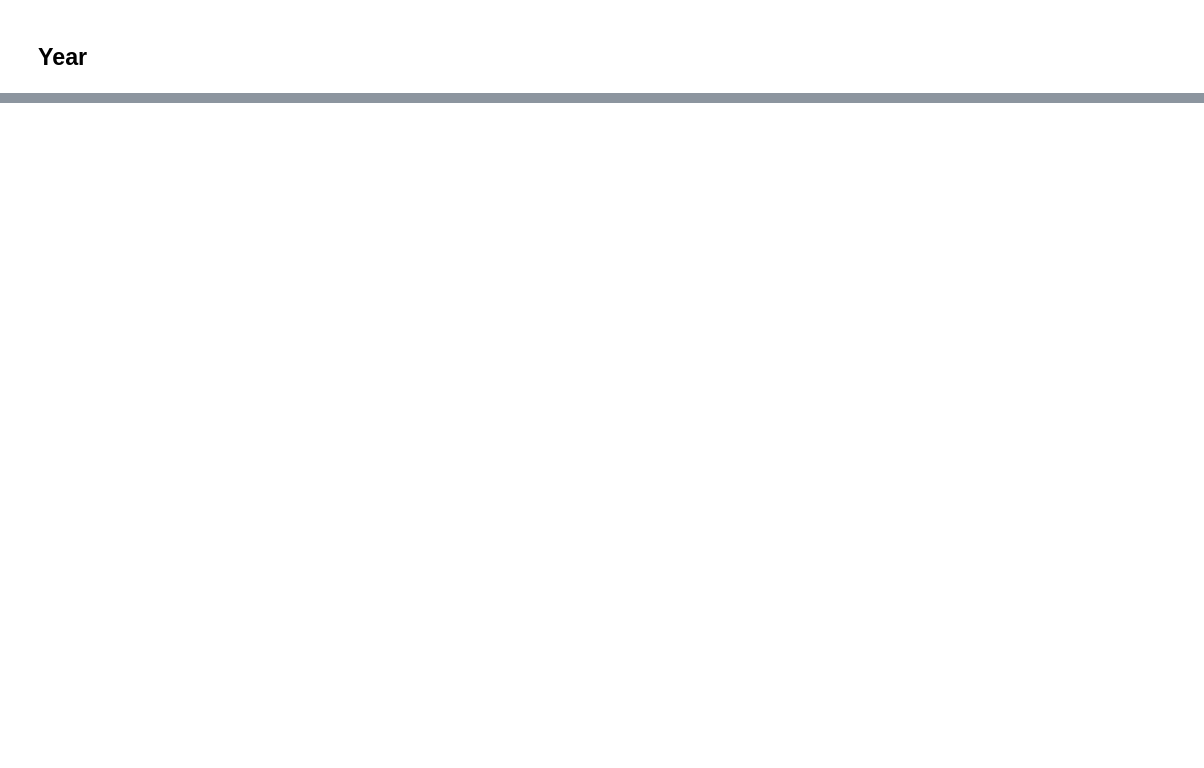
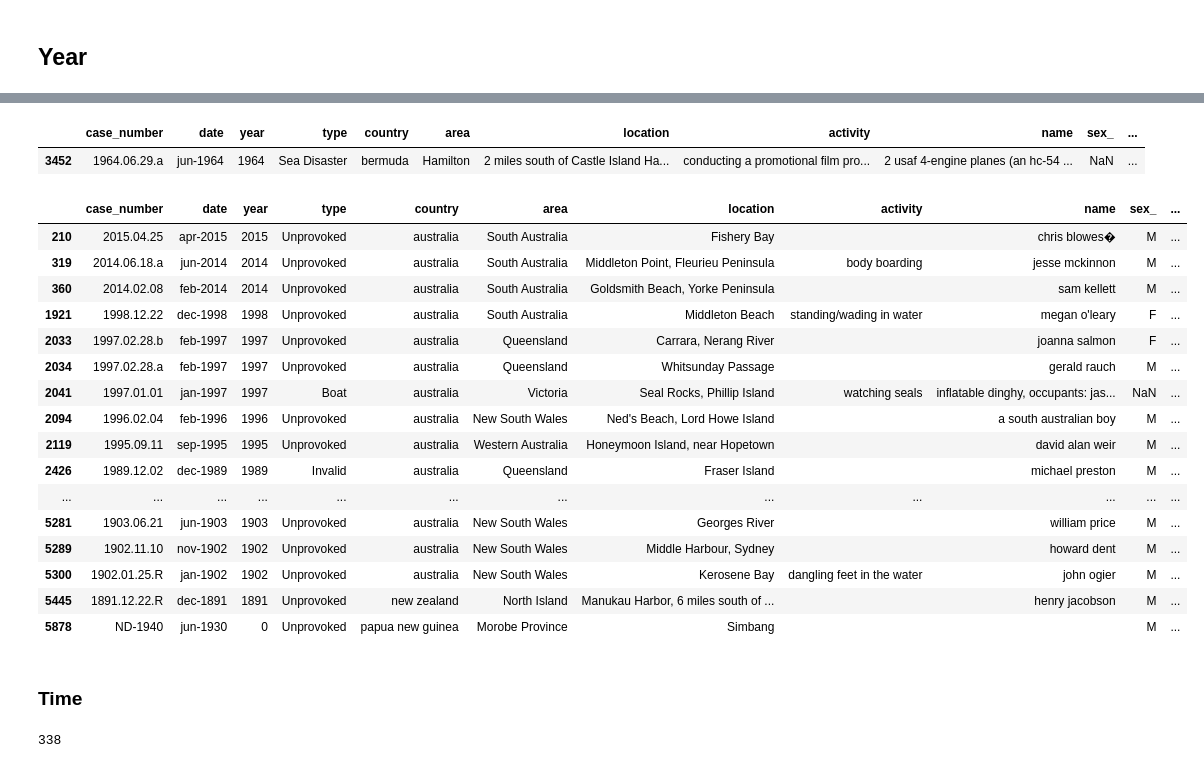
Before and after one commit to ta-data-mexpt/project-pandas, a Jupyter notebook: data-wrangling.ipynb, the cells around one changed output, grey strips where cells are left out. Cells and saved outputs as stored; diff of their text form; code cells hidden in the pictures; blank space fills up the shorter version.

```diff
--- a/data-wrangling.ipynb
+++ b/data-wrangling.ipynb
@@ -313,4 +261,0 @@ array([False,  True])
-# %%
-df.name=df.name.str.lower()
-df.name=df.name.replace("male", "").replace("male x 2", "").replace("5 men", "")
-set(df.name.unique())
@@ -334,0 +291,3 @@ set(df.name.unique())
+# %%
+# ya no se necesita 'date_formato', así que se tira
+df.drop(columns=['date_formato'], inplace=True)
@@ -334,0 +316,5 @@ set(df.name.unique())
+# %%
+df.name=df.name.str.lower()
+df.name=df.name.replace("male", "").replace("male x 2", "").replace("5 men", "").replace("m.a.", "").replace("female", "")
+df.name=df.name.replace("2 women", "")
+set(df.name.unique())
@@ -334,0 +339,31 @@ set(df.name.unique())
+# %%
+df[df.name=="2 usaf 4-engine planes (an hc-54 & a hc-97) each with 12 onboard collided in mid-air at low altitude and plunged into the atlantic ocean"]
+# %% [output]
+|  | case_number | date | year | type | country | area | location | activity | name | sex_ | ... |
+| 3452 | 1964.06.29.a | jun-1964 | 1964 | Sea Disaster | bermuda | Hamilton | 2 miles south of Castle Island Ha... | conducting a promotional film pro... | 2 usaf 4-engine planes (an hc-54 ... | NaN | ... |
+# %%
+df[df.investigator_or_source.str.startswith("The Advertiser")==True]
+# %% [output]
+|  | case_number | date | year | type | country | area | location | activity | name | sex_ | ... |
+| 210 | 2015.04.25 | apr-2015 | 2015 | Unprovoked | australia | South Australia | Fishery Bay |  | chris blowes� | M | ... |
+| 319 | 2014.06.18.a | jun-2014 | 2014 | Unprovoked | australia | South Australia | Middleton Point, Fleurieu Peninsula | body boarding | jesse mckinnon | M | ... |
+| 360 | 2014.02.08 | feb-2014 | 2014 | Unprovoked | australia | South Australia | Goldsmith Beach, Yorke Peninsula |  | sam kellett | M | ... |
+| 1921 | 1998.12.22 | dec-1998 | 1998 | Unprovoked | australia | South Australia | Middleton Beach | standing/wading in water | megan o'leary | F | ... |
+| 2033 | 1997.02.28.b | feb-1997 | 1997 | Unprovoked | australia | Queensland | Carrara, Nerang River |  | joanna salmon | F | ... |
+| 2034 | 1997.02.28.a | feb-1997 | 1997 | Unprovoked | australia | Queensland | Whitsunday Passage |  | gerald rauch | M | ... |
+| 2041 | 1997.01.01 | jan-1997 | 1997 | Boat | australia | Victoria | Seal Rocks, Phillip Island | watching seals | inflatable dinghy, occupants: jas... | NaN | ... |
+| 2094 | 1996.02.04 | feb-1996 | 1996 | Unprovoked | australia | New South Wales | Ned's Beach, Lord Howe Island |  | a south australian boy | M | ... |
+| 2119 | 1995.09.11 | sep-1995 | 1995 | Unprovoked | australia | Western Australia | Honeymoon Island, near Hopetown |  | david alan weir | M | ... |
+| 2426 | 1989.12.02 | dec-1989 | 1989 | Invalid | australia | Queensland | Fraser Island |  | michael preston | M | ... |
+| ... | ... | ... | ... | ... | ... | ... | ... | ... | ... | ... | ... |
+| 5281 | 1903.06.21 | jun-1903 | 1903 | Unprovoked | australia | New South Wales | Georges River |  | william price | M | ... |
+| 5289 | 1902.11.10 | nov-1902 | 1902 | Unprovoked | australia | New South Wales | Middle Harbour, Sydney |  | howard dent | M | ... |
+| 5300 | 1902.01.25.R | jan-1902 | 1902 | Unprovoked | australia | New South Wales | Kerosene Bay | dangling feet in the water | john ogier | M | ... |
+| 5445 | 1891.12.22.R | dec-1891 | 1891 | Unprovoked | new zealand | North Island | Manukau Harbor, 6 miles south of ... |  | henry jacobson | M | ... |
+| 5878 | ND-1940 | jun-1930 | 0 | Unprovoked | papua new guinea | Morobe Province | Simbang |  |  | M | ... |
+# %% [markdown]
+### Time
+# %%
+df.time.nunique()
+# %% [output]
+338
```
Also changed, not shown: parts of 36 cells of this notebook, 2 other files.
